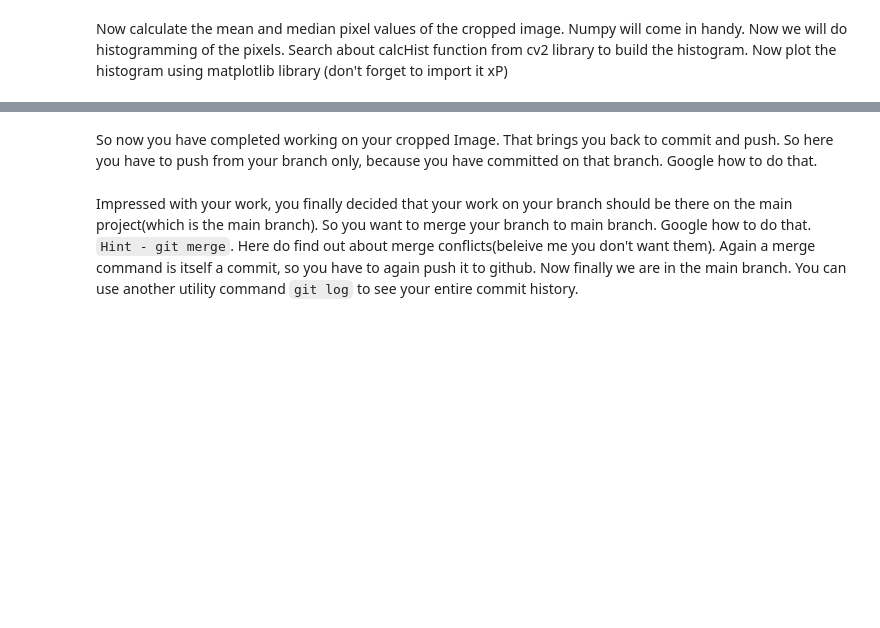
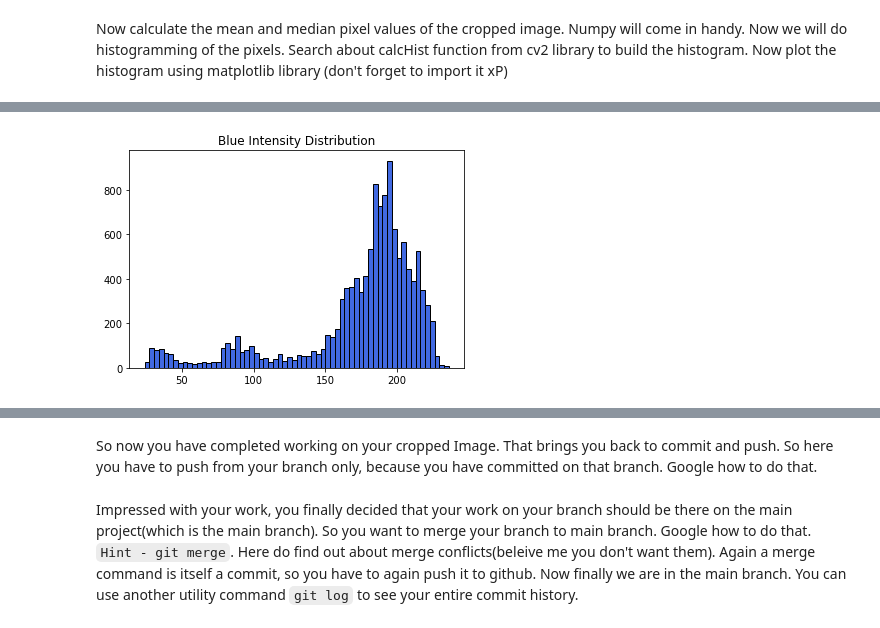
Before and after one commit to SubarnoNR/Soc-CNN, a Jupyter notebook: Assignments/Assignment_01/Assignment1-_Github_and_Python (1).ipynb, the cells around one changed output, grey strips where cells are left out. Saved outputs shown, nothing was run; the diff lists cells and outputs as text; code cells hidden in the pictures; blank space fills up the shorter version.

```diff
--- a/Assignments/Assignment_01/Assignment1-_Github_and_Python (1).ipynb
+++ b/Assignments/Assignment_01/Assignment1-_Github_and_Python (1).ipynb
@@ -83,0 +146,7 @@ Now calculate the mean and median pixel values of the cropped image. Numpy will
+# %%
+#Histogram for blue pixel values of the cropped image
+plt.hist(cropped_img.flatten()[0::3],bins = 64, edgecolor = 'black', color = 'royalblue')
+plt.title('Blue Intensity Distribution')
+plt.show()
+# %% [output]
+[figure, added]
```
Also changed, not shown: parts of 18 cells of this notebook.
